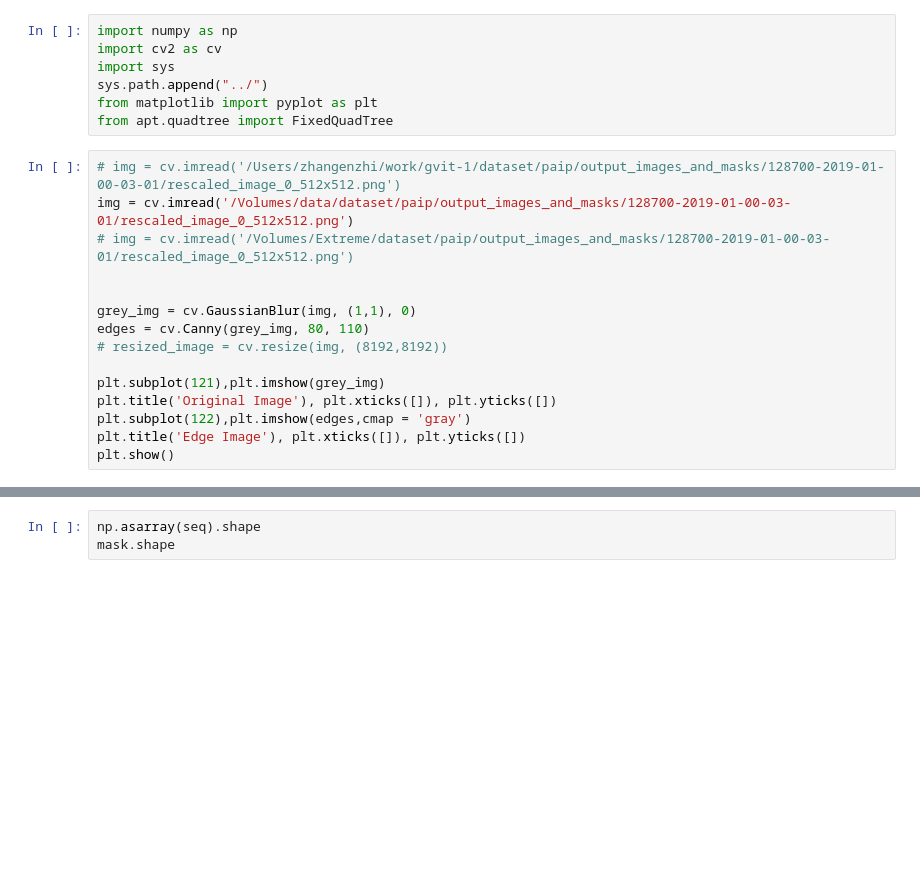
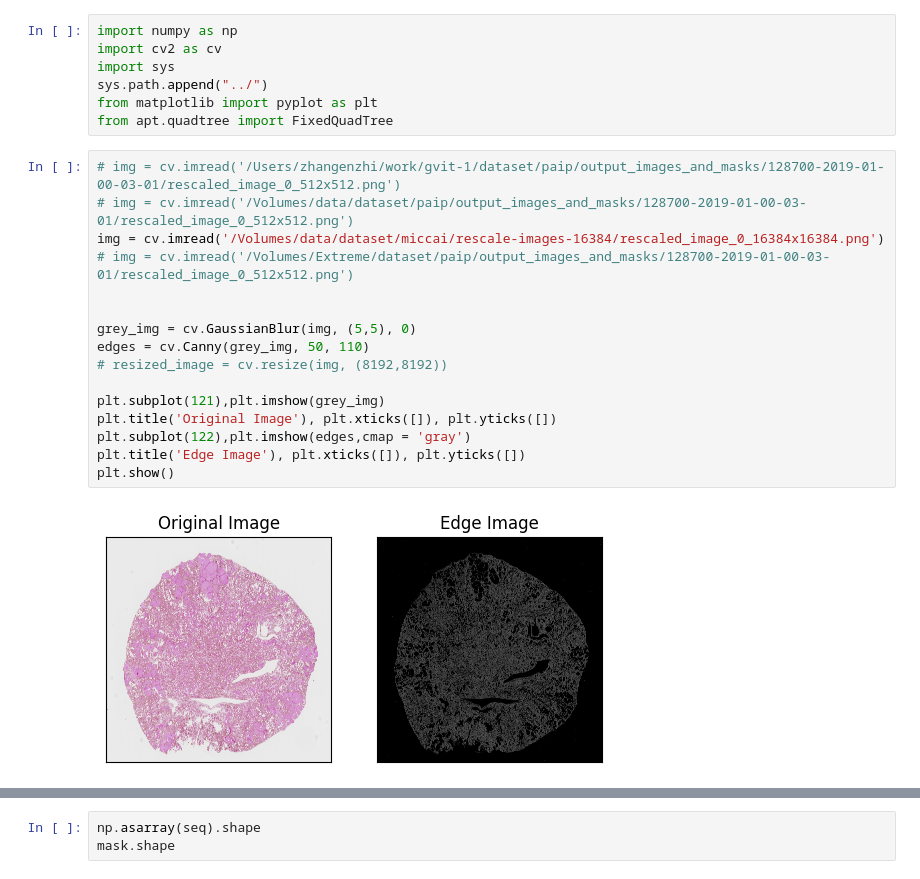
Before and after one commit to zhangenzhi/apt, a Jupyter notebook: utils/patchify.ipynb, the cells around one changed output, grey strips where cells are left out. Cells and saved outputs as stored; diff of their text form; blank space fills up the shorter version.

```diff
--- a/utils/patchify.ipynb
+++ b/utils/patchify.ipynb
@@ -7,19 +7,22 @@ from matplotlib import pyplot as plt
 from apt.quadtree import FixedQuadTree
 # %%
 # img = cv.imread('/Users/zhangenzhi/work/gvit-1/dataset/paip/output_images_and_masks/128700-2019-01-00-03-01/rescaled_image_0_512x512.png')
-img = cv.imread('/Volumes/data/dataset/paip/output_images_and_masks/128700-2019-01-00-03-01/rescaled_image_0_512x512.png')
+# img = cv.imread('/Volumes/data/dataset/paip/output_images_and_masks/128700-2019-01-00-03-01/rescaled_image_0_512x512.png')
+img = cv.imread('/Volumes/data/dataset/miccai/rescale-images-16384/rescaled_image_0_16384x16384.png')
 # img = cv.imread('/Volumes/Extreme/dataset/paip/output_images_and_masks/128700-2019-01-00-03-01/rescaled_image_0_512x512.png')
 
 
-grey_img = cv.GaussianBlur(img, (1,1), 0)
-edges = cv.Canny(grey_img, 80, 110)
+grey_img = cv.GaussianBlur(img, (5,5), 0)
+edges = cv.Canny(grey_img, 50, 110)
 # resized_image = cv.resize(img, (8192,8192))
 
 plt.subplot(121),plt.imshow(grey_img)
 plt.title('Original Image'), plt.xticks([]), plt.yticks([])
 plt.subplot(122),plt.imshow(edges,cmap = 'gray')
 plt.title('Edge Image'), plt.xticks([]), plt.yticks([])
 plt.show()
+# %% [output]
+[figure, added]
 # %%
 fig, ax = plt.subplots()
 ax.imshow(edges, cmap = 'gray')
```
Also changed, not shown: parts of 4 cells of this notebook, 3 other files.
